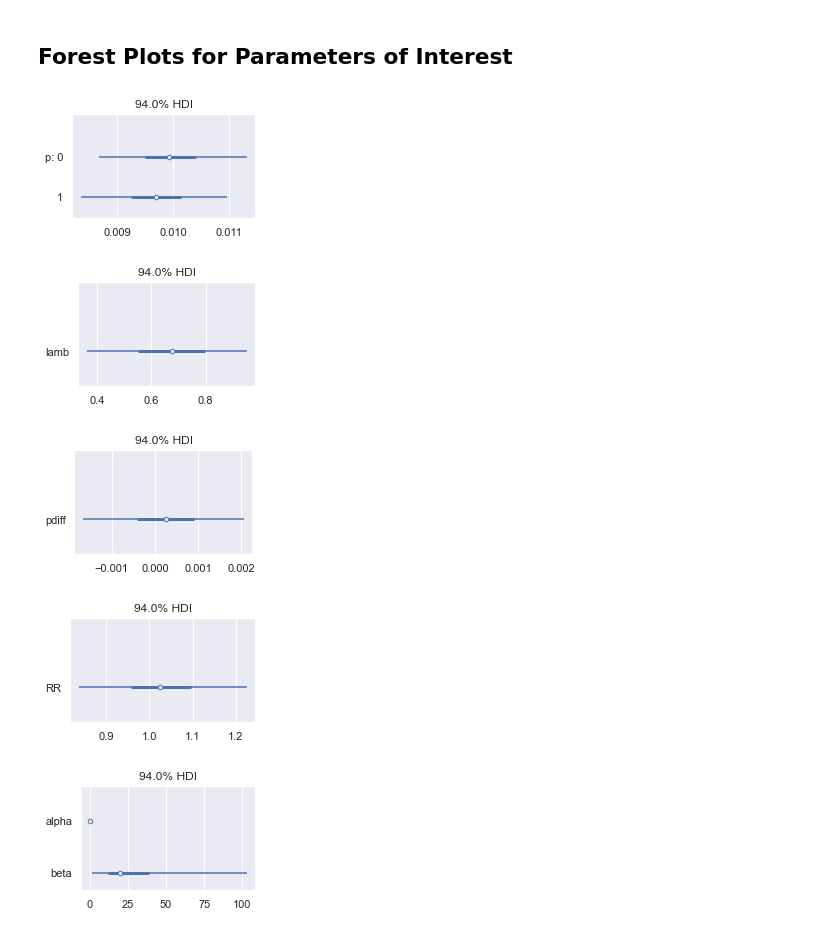
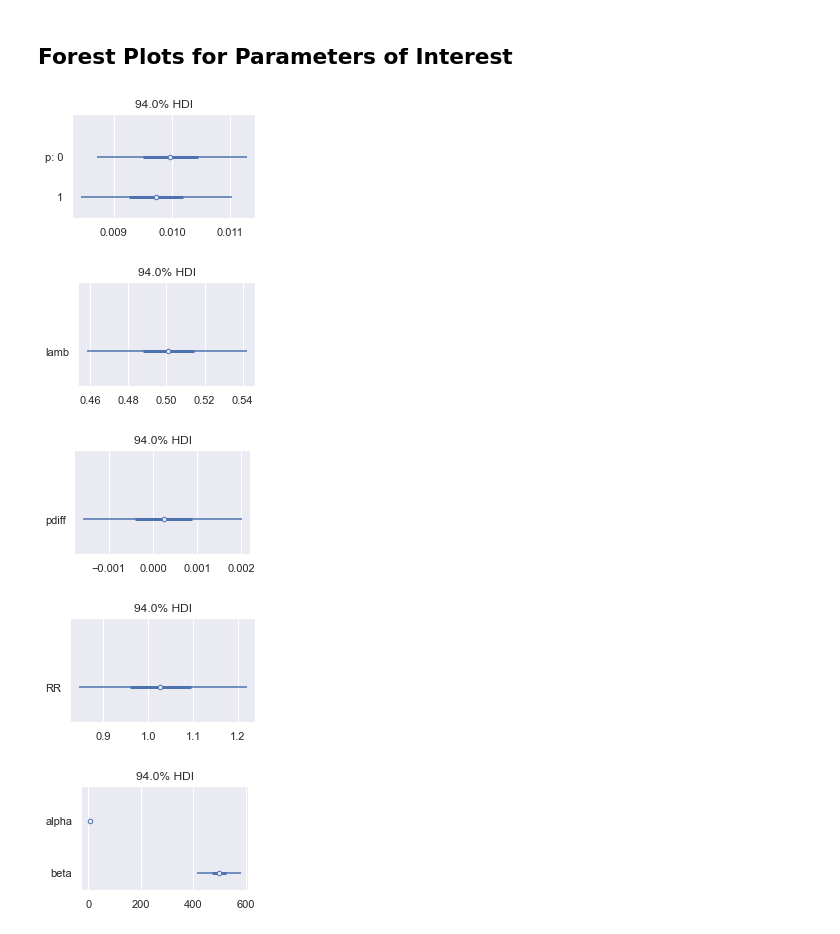
Before and after one commit to btbyrnes/bayesian_notebooks, a Jupyter notebook: hw2-3.ipynb, the cells around one changed output. Saved outputs shown, nothing was run; the diff lists cells and outputs as text; code cells hidden in the pictures.

```diff
--- a/hw2-3.ipynb
+++ b/hw2-3.ipynb
@@ -29,15 +30,19 @@ Y ~ Binomial(n, p)
 
 λ = η / (n* + η)
 # %%
-with pm.Model() as model:
+with pm.Model() as model_a:
     # Hyper-priors # n_star=1, alpha=1, beta=9 are good
     # 10, 1, 9 with 1/2 is good
     # 20000, 2, 98 with 1/5 is good
     # 20000, 2, 2, with 1/5 is good
     # 1000, 2, 2 with 1/4 is good
-    n_star = 10
-    mu = pm.Beta("mu", alpha=2, beta=98)
-    log_nu = pm.Logistic("log_nu", pm.math.log(n_star), 1/2)
+
+    N = pm.Data("N", n_)
+    Y = pm.Data("Y", y_)
+
+    n_star = 500
+    mu = pm.Beta("mu", alpha=20, beta=1600)
+    log_nu = pm.Logistic("log_nu", pm.math.log(n_star), 1/20)
     nu = pm.math.exp(log_nu)
 
     alpha = pm.Deterministic("alpha", mu*nu)
@@ -53,9 +58,15 @@ with pm.Model() as model:
     pdiff = pm.Deterministic("pdiff", p[0] - p[1])
     RR = pm.Deterministic("RR", p[0]/p[1])
 
-    Y = pm.Binomial("Y", n=n_, p=p, observed=y_)
+    _ = pm.Binomial("y", n=N, p=p, observed=Y)
 
-    prior_checks = pm.sample_prior_predictive(samples=2000)
+    prior_checks = pm.sample_prior_predictive(samples=6000)
     pm.plot_dist(prior_checks["p"])
+    plt.axvline(y_[0] / n_[0], linestyle="--", alpha=0.5)
+    plt.axvline(y_[1] / n_[1], linestyle="--", alpha=0.5)
+    plt.axvline(np.median(prior_checks["p"]), color="red", alpha=0.5)
+    plt.axvline(np.mean(prior_checks["p"]), color="green", alpha=0.5)
+
     plt.suptitle("Prior Predictive Distribution for p")
+    plt.xlim(0.0,0.1)
 # %% [output]
@@ -63,9 +74,9 @@ with pm.Model() as model:
 # %% [markdown]
 ## Posterior sampling
 # %%
-with model:
-    trace = pm.sample(2000, target_accept=0.9)
-    pm.plot_trace(trace)
+with model_a:
+    trace_a = pm.sample(2000, target_accept=0.9)
+    pm.plot_trace(trace_a)
 # %% [output]
 Auto-assigning NUTS sampler...
 Initializing NUTS using jitter+adapt_diag...
@@ -79,15 +88,15 @@ There was 1 divergence after tuning. Increase `target_accept` or reparameterize.
 # %% [markdown]
 ## Forest Plots for Parameters of Interest
 # %%
-with model:
-    pm.plot_forest(trace, var_names=["p"], combined=True, figsize=(3,2))
-    pm.plot_forest(trace, var_names=["lamb"], combined=True, figsize=(3,2))
-    pm.plot_forest(trace, var_names=["pdiff"], combined=True, figsize=(3,2))
-    pm.plot_forest(trace, var_names=["RR"], combined=True, figsize=(3,2))
-    pm.plot_forest(trace, var_names=["alpha","beta"], combined=True, figsize=(3,2))
+with model_a:
+    pm.plot_forest(trace_a, var_names=["p"], combined=True, figsize=(3,2))
+    pm.plot_forest(trace_a, var_names=["lamb"], combined=True, figsize=(3,2))
+    pm.plot_forest(trace_a, var_names=["pdiff"], combined=True, figsize=(3,2))
+    pm.plot_forest(trace_a, var_names=["RR"], combined=True, figsize=(3,2))
+    pm.plot_forest(trace_a, var_names=["alpha","beta"], combined=True, figsize=(3,2))
 # %% [output]
-[figure, old version]
+[figure, new version]
-[figure, old version]
+[figure, new version]
 [figure]
 [figure]
-[figure, old version]
+[figure, new version]
```
Also changed, not shown: parts of 11 cells of this notebook.
